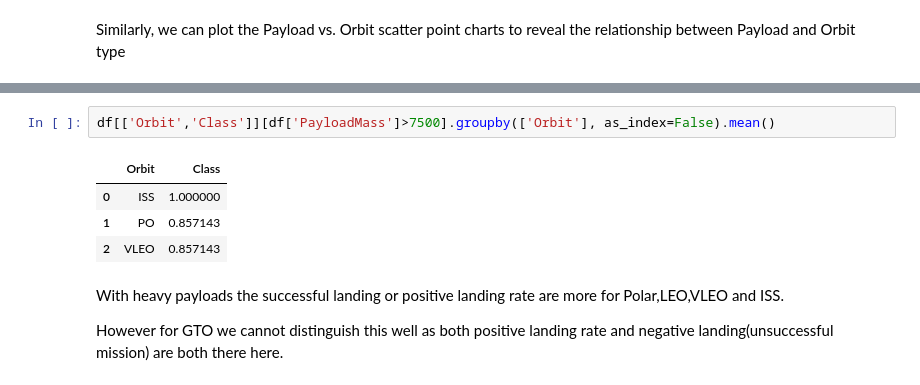
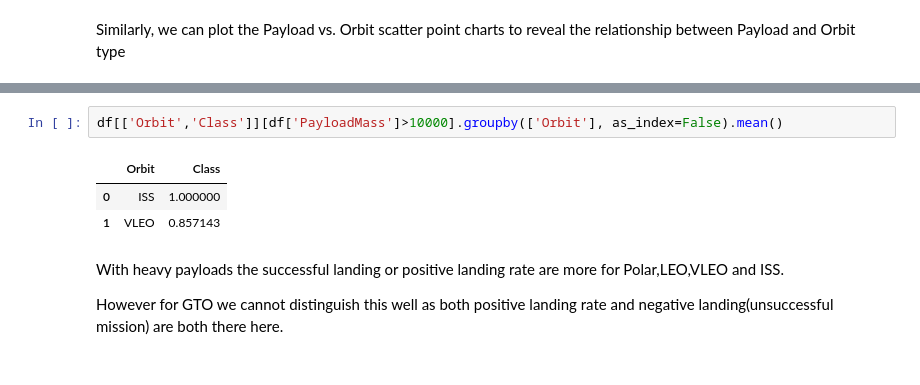
Before and after one commit to mrpintime/Falcon9_Landing, a Jupyter notebook: Exploratory_DataAnalysis(EDA)/Visualize with Matplotlib_seaborn/EDA-data_ Visualization.ipynb, the cells around one changed output, grey strips where cells are left out. Cells and saved outputs as stored; diff of their text form.

```diff
--- a/Exploratory_DataAnalysis(EDA)/Visualize with Matplotlib_seaborn/EDA-data_ Visualization.ipynb
+++ b/Exploratory_DataAnalysis(EDA)/Visualize with Matplotlib_seaborn/EDA-data_ Visualization.ipynb
@@ -175,10 +175,9 @@ plt.show()
 # %%
-df[['Orbit','Class']][df['PayloadMass']>7500].groupby(['Orbit'], as_index=False).mean()
+df[['Orbit','Class']][df['PayloadMass']>10000].groupby(['Orbit'], as_index=False).mean()
 # %% [output]
 |  | Orbit | Class |
 | 0 | ISS | 1.000000 |
-| 1 | PO | 0.857143 |
-| 2 | VLEO | 0.857143 |
+| 1 | VLEO | 0.857143 |
 # %% [markdown]
 With heavy payloads the successful landing or positive landing rate are more for Polar,LEO,VLEO and ISS.
 
```
Also changed, not shown: parts of 6 cells of this notebook.
